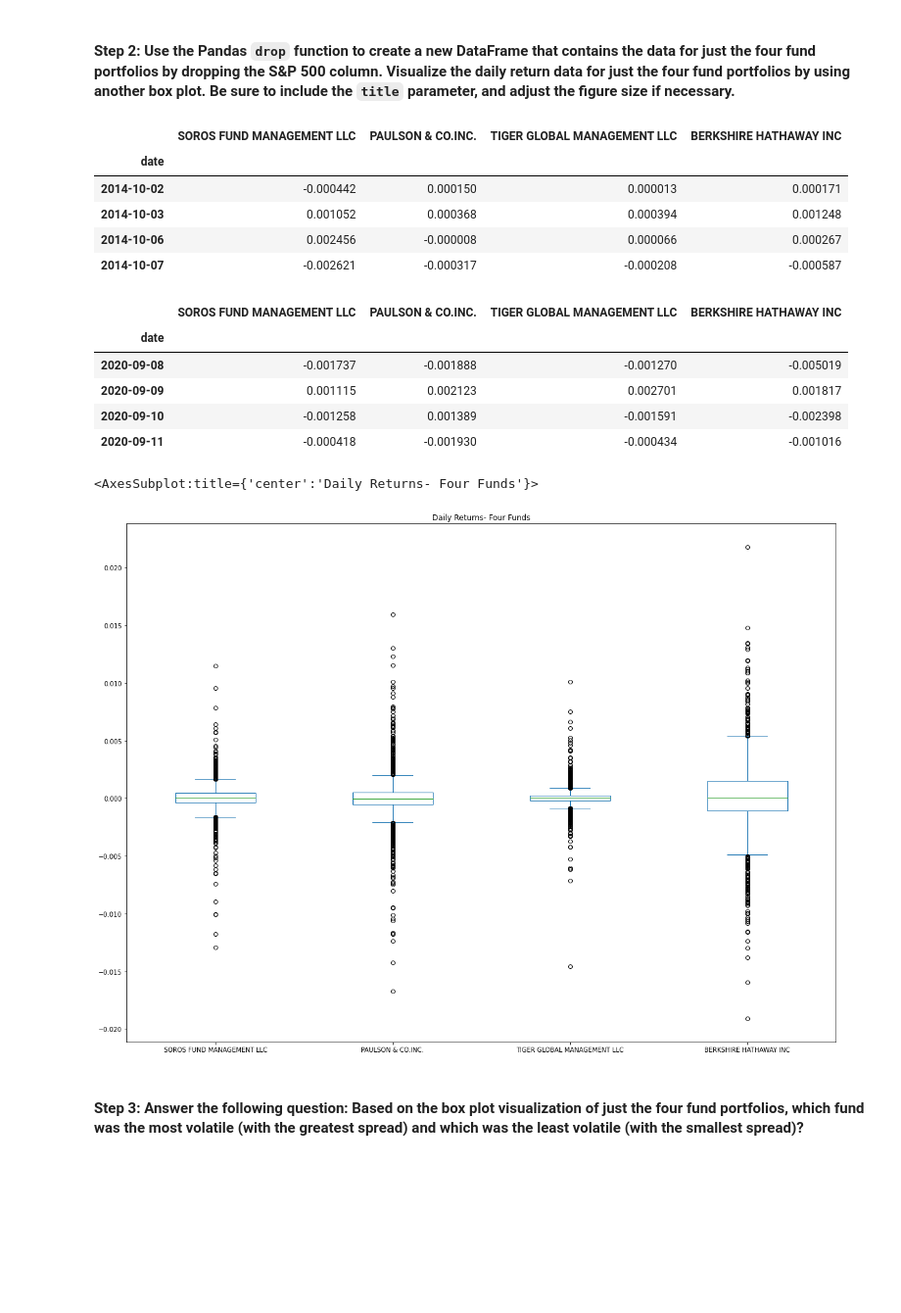
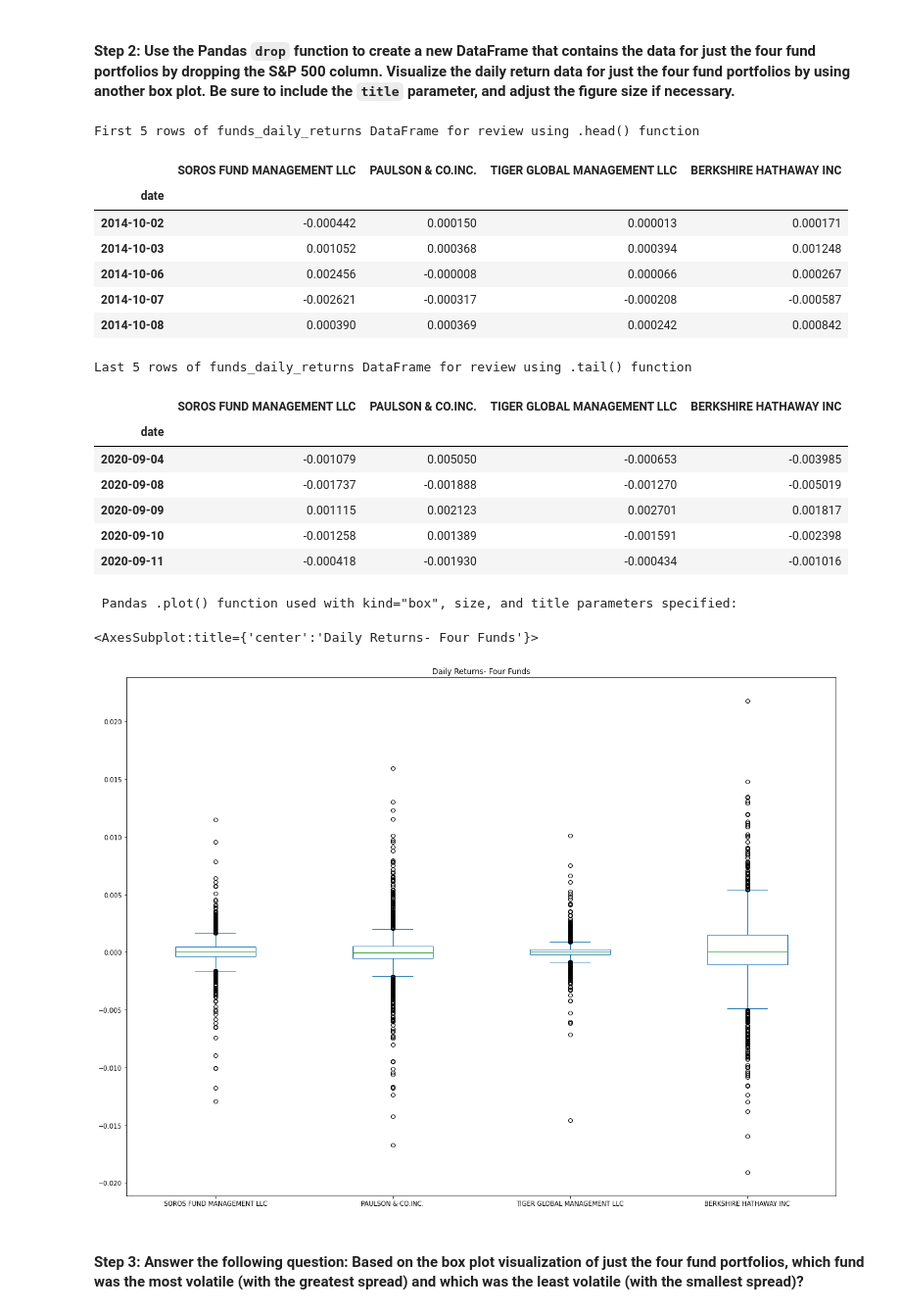
Before and after one commit to Billie-LS/Portfolio-key-risk-management-metrics-analysis, a Jupyter notebook: risk_return_analysis.ipynb, the cells around one changed output. Shown at 98% size. Saved outputs shown, nothing was run; the diff lists cells and outputs as text; code cells hidden in the pictures; blank space fills up the shorter version.

```diff
--- a/risk_return_analysis.ipynb
+++ b/risk_return_analysis.ipynb
@@ -238,27 +249,37 @@ print('\n')
 # %%
 # Create a new DataFrame containing only the 4 fund portfolios by dropping the S&P 500 column from the DataFrame
 # Create box plots to reflect the return data for only the 4 fund portfolios
 # Include a title parameter and adjust the figure size
 
 #   df.drop(columns=['column_name'], inplace=True)
 funds_daily_returns = daily_returns.drop(columns='S&P 500')
-display(funds_daily_returns.head(4))
-display(funds_daily_returns.tail(4))
-funds_daily_returns.plot(kind='box', legend=True, figsize=(20,15), title='Daily Returns- Four Funds')
+print('First 5 rows of funds_daily_returns DataFrame for review using .head() function \n')
+display(funds_daily_returns.head())
+print('Last 5 rows of funds_daily_returns DataFrame for review using .tail() function \n')
+display(funds_daily_returns.tail())
+
+print('\n Pandas .plot() function used with kind="box", size, and title parameters specified: \n')
+# funds_daily_returns.plot.box(figsize=(20,15), title='Daily Returns- Four Funds')
+funds_daily_returns.plot(kind='box', figsize=(20,15), title='Daily Returns- Four Funds')
 # %% [output]
+First 5 rows of funds_daily_returns DataFrame for review using .head() function
 |  | SOROS FUND MANAGEMENT LLC | PAULSON & CO.INC. | TIGER GLOBAL MANAGEMENT LLC | BERKSHIRE HATHAWAY INC |
 | date |  |  |  |  |
 | 2014-10-02 | -0.000442 | 0.000150 | 0.000013 | 0.000171 |
 | 2014-10-03 | 0.001052 | 0.000368 | 0.000394 | 0.001248 |
 | 2014-10-06 | 0.002456 | -0.000008 | 0.000066 | 0.000267 |
 | 2014-10-07 | -0.002621 | -0.000317 | -0.000208 | -0.000587 |
+| 2014-10-08 | 0.000390 | 0.000369 | 0.000242 | 0.000842 |
+Last 5 rows of funds_daily_returns DataFrame for review using .tail() function
 |  | SOROS FUND MANAGEMENT LLC | PAULSON & CO.INC. | TIGER GLOBAL MANAGEMENT LLC | BERKSHIRE HATHAWAY INC |
 | date |  |  |  |  |
+| 2020-09-04 | -0.001079 | 0.005050 | -0.000653 | -0.003985 |
 | 2020-09-08 | -0.001737 | -0.001888 | -0.001270 | -0.005019 |
 | 2020-09-09 | 0.001115 | 0.002123 | 0.002701 | 0.001817 |
 | 2020-09-10 | -0.001258 | 0.001389 | -0.001591 | -0.002398 |
 | 2020-09-11 | -0.000418 | -0.001930 | -0.000434 | -0.001016 |
-<AxesSubplot:title={'center':'Daily Returns- Four Funds'}>
+ Pandas .plot() function used with kind="box", size, and title parameters specified:
+<AxesSubplot:title={'center':'Daily Returns- Four Funds'}>
 [figure]
 # %% [markdown]
 #### Step 3: Answer the following question: Based on the box plot visualization of just the four fund portfolios, which fund was the most volatile (with the greatest spread) and which was the least volatile (with the smallest spread)?
```
Also changed, not shown: parts of 23 cells of this notebook, 1 other file.
